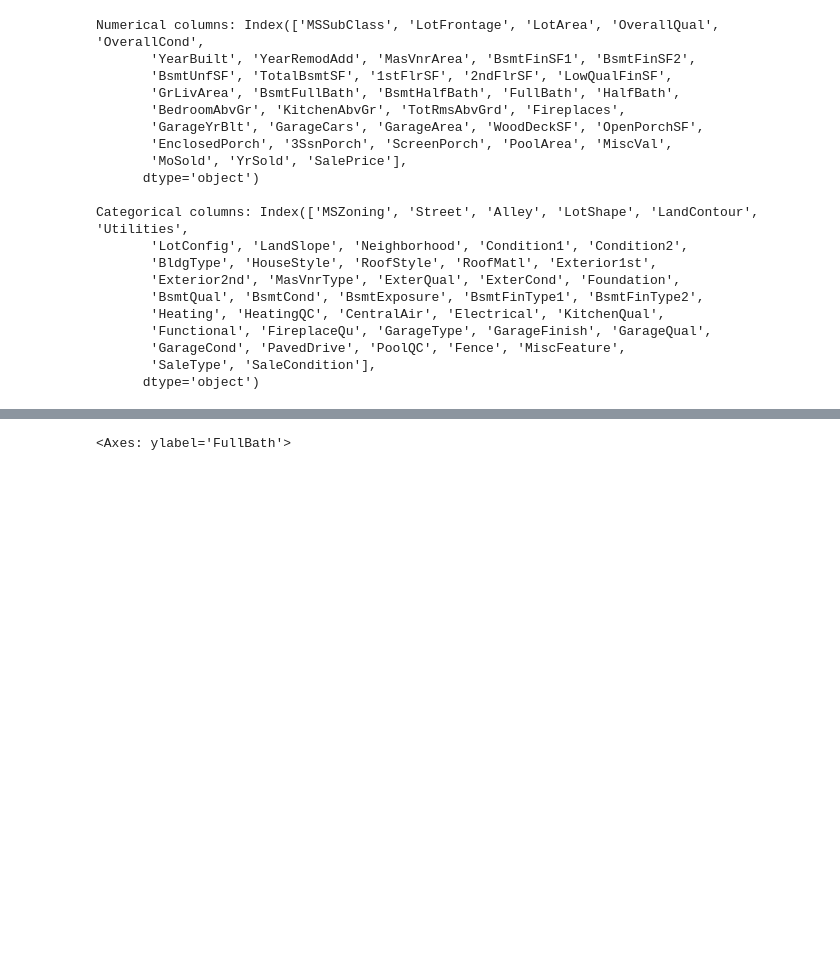
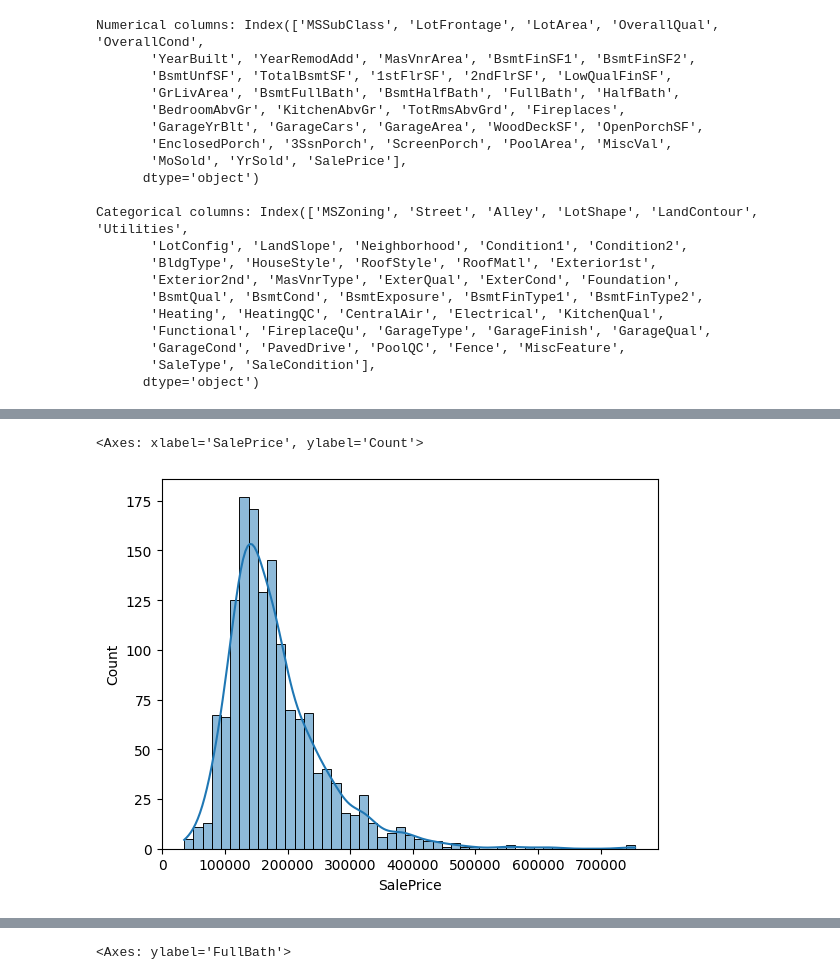
Before and after one commit to andrescastro-itm/AI_ITM, a Jupyter notebook: Clase 2/EDA.ipynb, the cells around one changed output, grey strips where cells are left out. Drawn from its saved outputs; the diff is of its cells as text; code cells hidden in the pictures; blank space fills up the shorter version.

```diff
--- a/Clase 2/EDA.ipynb
+++ b/Clase 2/EDA.ipynb
@@ -166,0 +225,5 @@ sns.heatmap(mat_corr, annot = True, ax = ax, linewidths= .1, annot_kws={"fontsiz
+# %%
+sns.histplot(df["SalePrice"], kde=True)
+# %% [output]
+<Axes: xlabel='SalePrice', ylabel='Count'>
+[figure, added]
```
Also changed, not shown: parts of 33 cells of this notebook.
